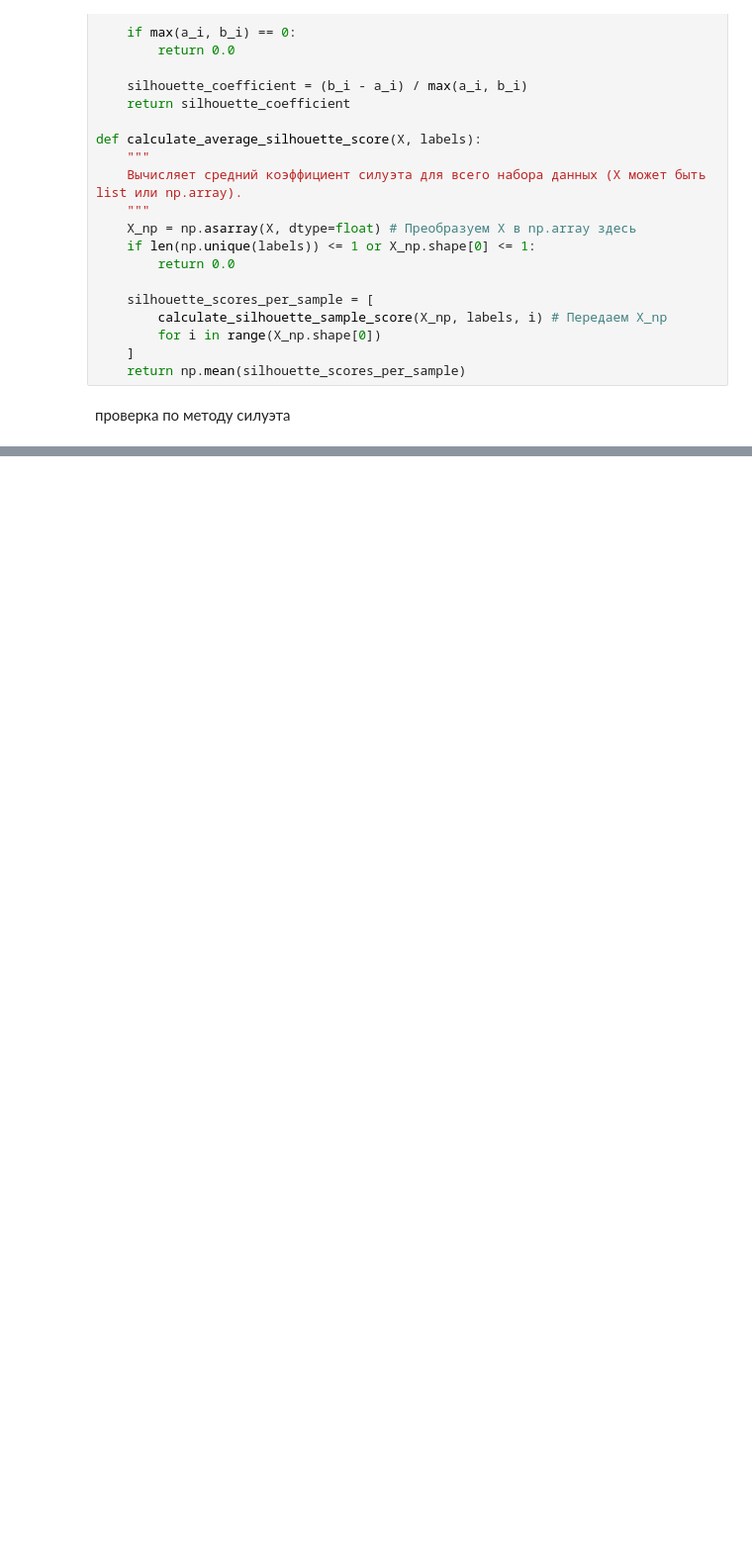
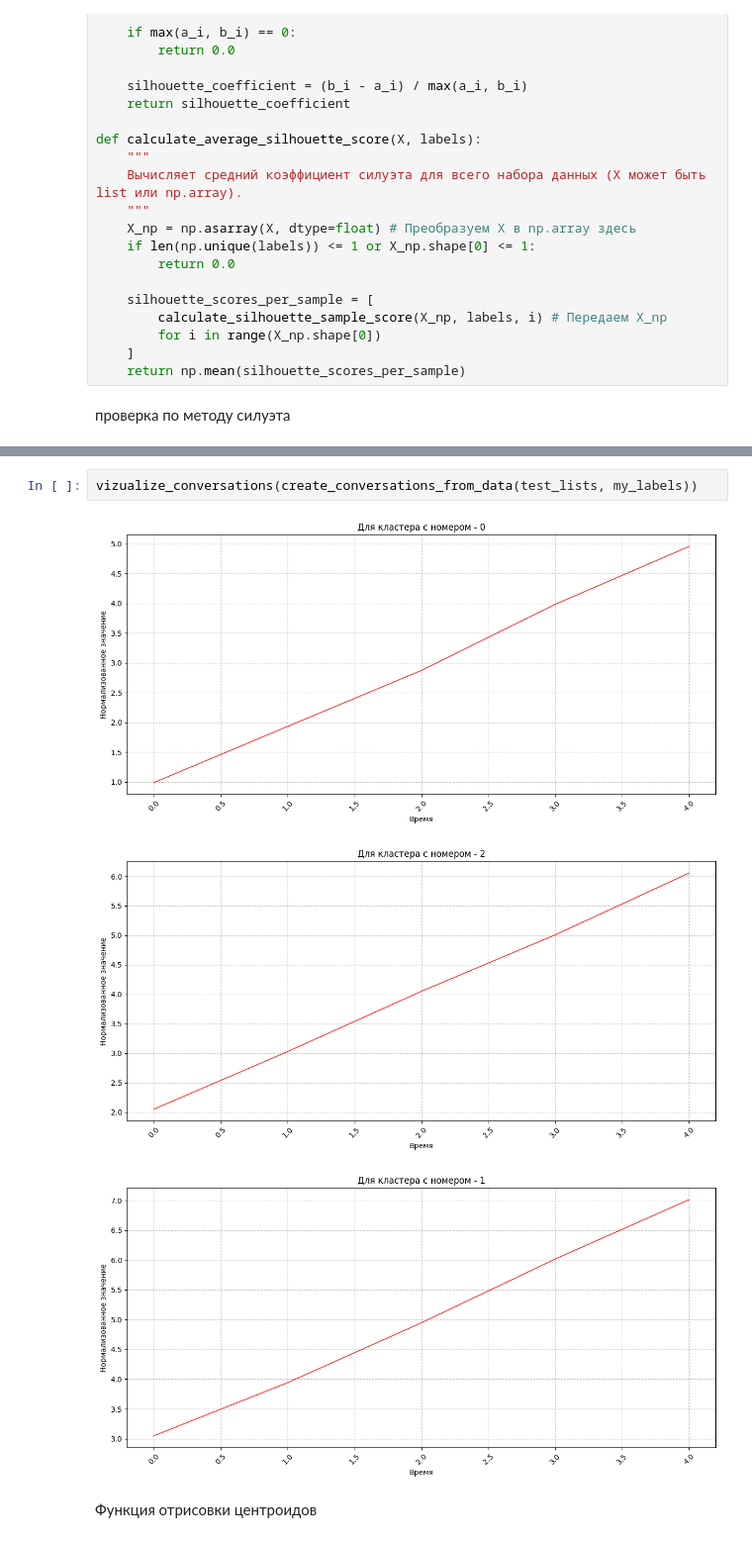
Before and after one commit to legendaOS/calculations, a Jupyter notebook: notebook.ipynb, the cells around one changed output, grey strips where cells are left out. Shown at 99% size. Saved outputs shown, nothing was run; the diff lists cells and outputs as text; blank space fills up the shorter version.

```diff
--- a/notebook.ipynb
+++ b/notebook.ipynb
@@ -698,0 +1065,8 @@ plt.show()
+# %%
+vizualize_conversations(create_conversations_from_data(test_lists, my_labels))
+# %% [output]
+[figure, added]
+[figure, added]
+[figure, added]
+# %% [markdown]
+Функция отрисовки центроидов
```
Also changed, not shown: parts of 27 cells of this notebook.
